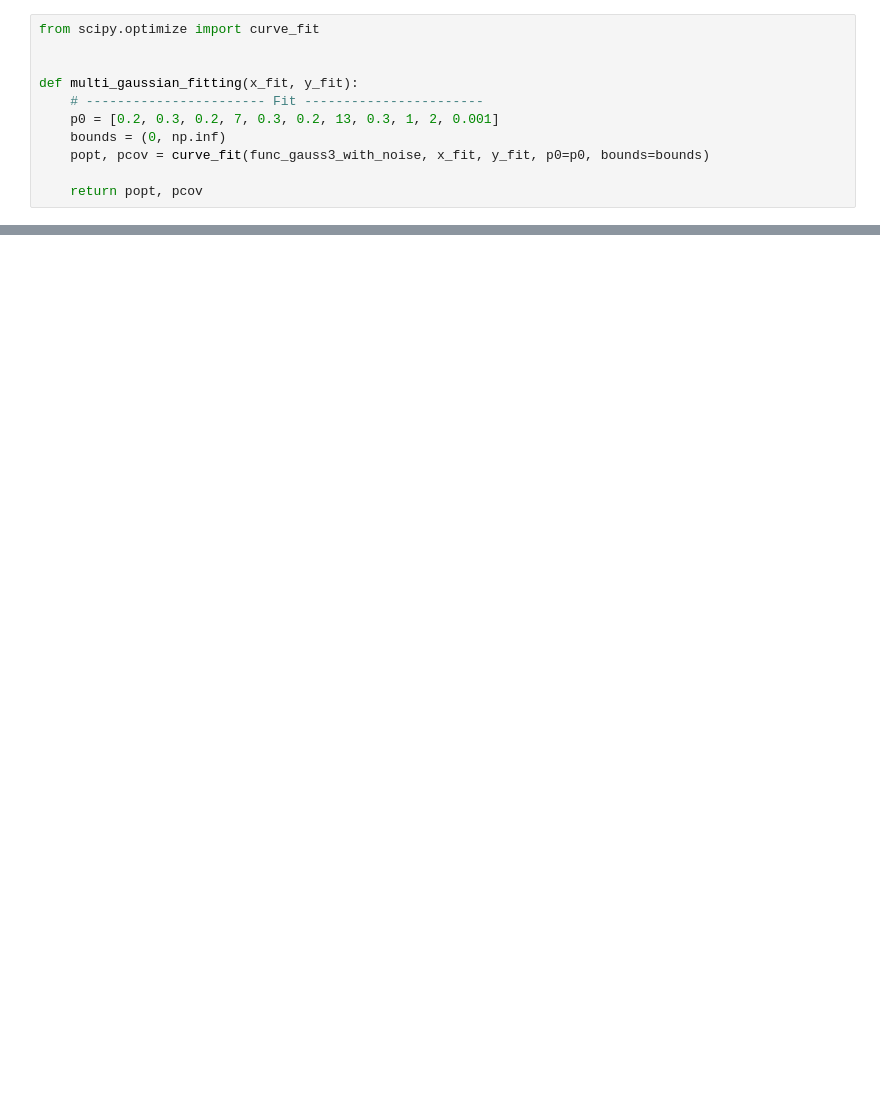
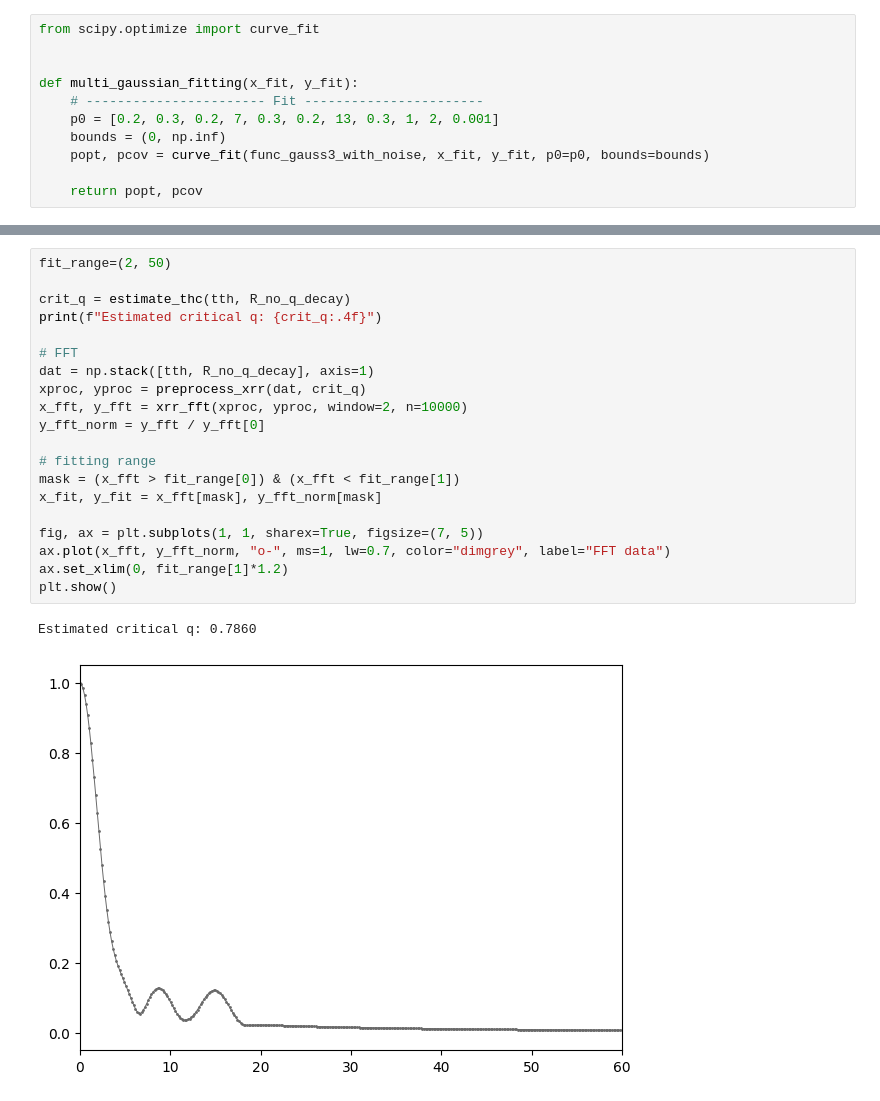
Before and after one commit to SJB7777/ReflectoLearn, a Jupyter notebook: notebooks/fitting.ipynb, the cells around one changed output, grey strips where cells are left out. Saved outputs shown, nothing was run; the diff lists cells and outputs as text; blank space fills up the shorter version.

```diff
--- a/notebooks/fitting.ipynb
+++ b/notebooks/fitting.ipynb
@@ -66 +73,24 @@ plt.show()
+# %%
+fit_range=(2, 50)
+
+crit_q = estimate_thc(tth, R_no_q_decay)
+print(f"Estimated critical q: {crit_q:.4f}")
+
+# FFT
+dat = np.stack([tth, R_no_q_decay], axis=1)
+xproc, yproc = preprocess_xrr(dat, crit_q)
+x_fft, y_fft = xrr_fft(xproc, yproc, window=2, n=10000)
+y_fft_norm = y_fft / y_fft[0]
+
+# fitting range
+mask = (x_fft > fit_range[0]) & (x_fft < fit_range[1])
+x_fit, y_fit = x_fft[mask], y_fft_norm[mask]
+
+fig, ax = plt.subplots(1, 1, sharex=True, figsize=(7, 5))
+ax.plot(x_fft, y_fft_norm, "o-", ms=1, lw=0.7, color="dimgrey", label="FFT data")
+ax.set_xlim(0, fit_range[1]*1.2)
+plt.show()
+# %% [output]
+Estimated critical q: 0.7860
+[figure, added]
 # %%
```
Also changed, not shown: parts of 5 cells of this notebook, 12 other files.
